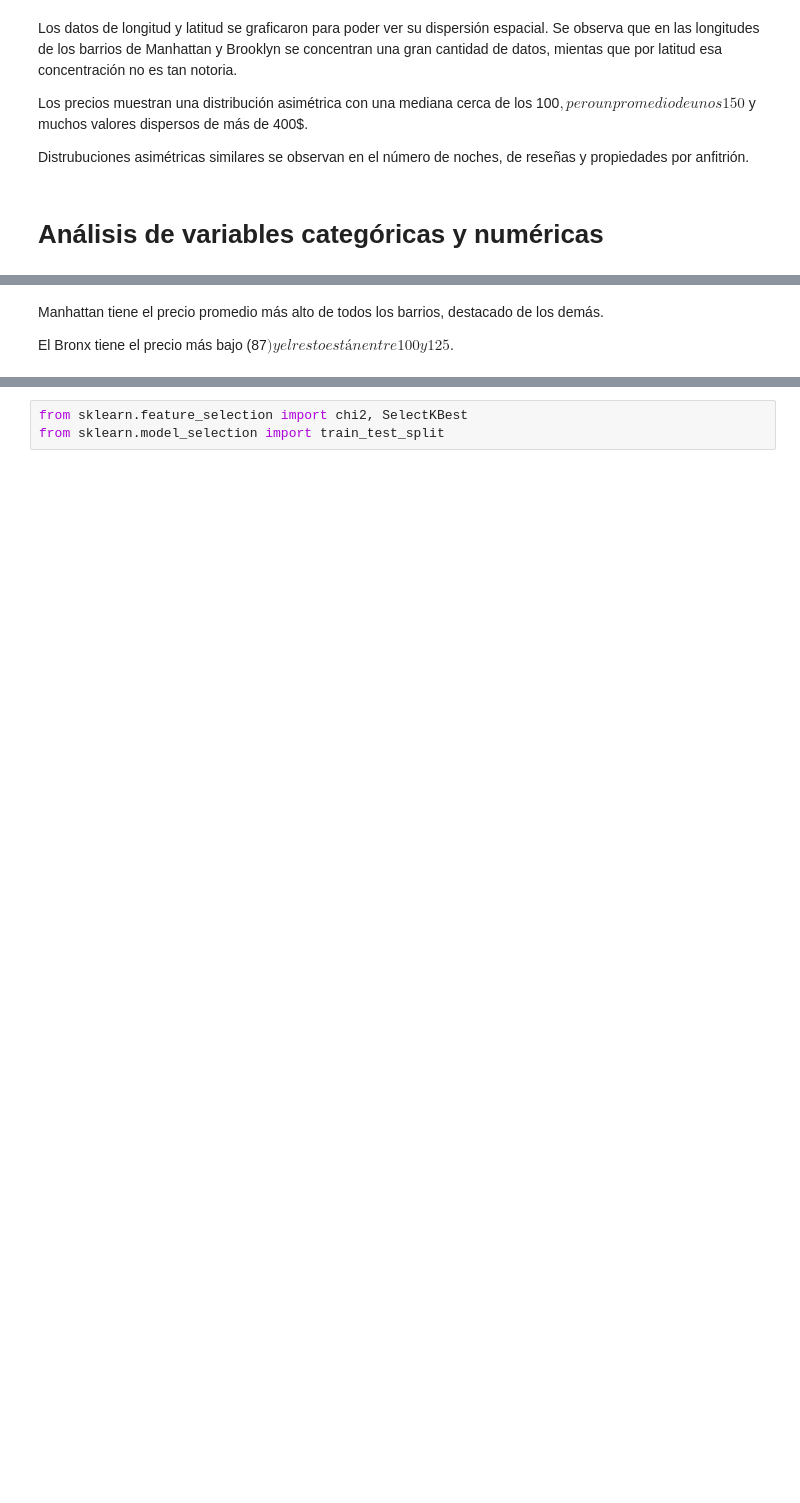
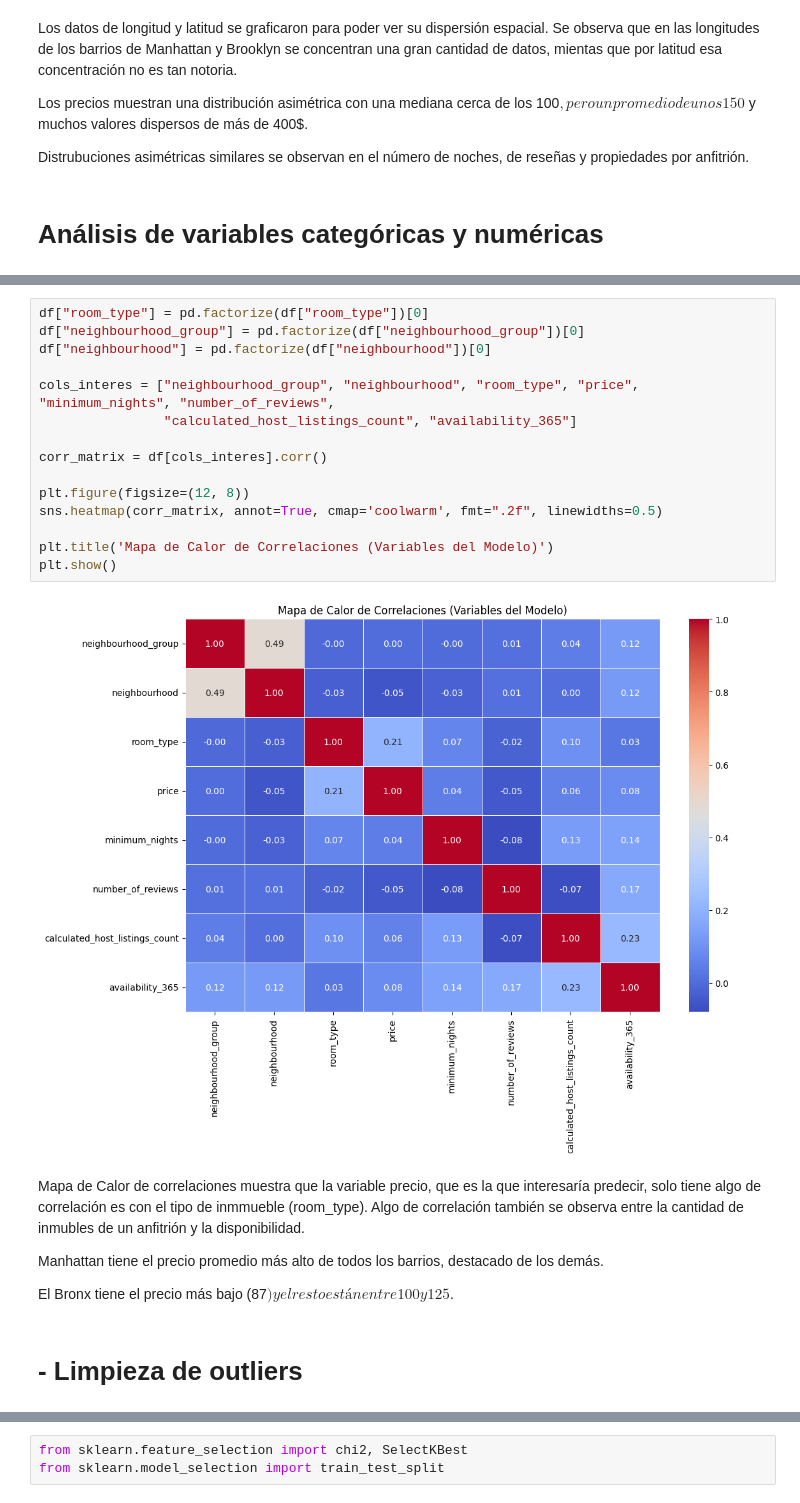
Before and after one commit to 4GeeksAcademy/IgnacioSabinoG-IntroML, a Jupyter notebook: src/00-eda-airbnb-ny.ipynb, the cells around one changed output, grey strips where cells are left out. Cells and saved outputs as stored; diff of their text form; blank space fills up the shorter version.

```diff
--- a/src/00-eda-airbnb-ny.ipynb
+++ b/src/00-eda-airbnb-ny.ipynb
@@ -296,6 +289,27 @@ precios
 | Queens | 5666 | 563867 | 99.517649 | 167.102155 |
 | Staten Island | 373 | 42825 | 114.812332 | 277.620403 |
+# %%
+df["room_type"] = pd.factorize(df["room_type"])[0]
+df["neighbourhood_group"] = pd.factorize(df["neighbourhood_group"])[0]
+df["neighbourhood"] = pd.factorize(df["neighbourhood"])[0]
+
+cols_interes = ["neighbourhood_group", "neighbourhood", "room_type", "price", "minimum_nights", "number_of_reviews",
+                "calculated_host_listings_count", "availability_365"]
+
+corr_matrix = df[cols_interes].corr()
+
+plt.figure(figsize=(12, 8))
+sns.heatmap(corr_matrix, annot=True, cmap='coolwarm', fmt=".2f", linewidths=0.5)
+
+plt.title('Mapa de Calor de Correlaciones (Variables del Modelo)')
+plt.show()
+# %% [output]
+[figure, added]
 # %% [markdown]
+Mapa de Calor de correlaciones muestra que la variable precio, que es la que interesaría predecir, solo tiene algo de correlación es con el tipo de inmmueble (room_type). Algo de correlación también se observa entre la cantidad de inmubles de un anfitrión y la disponibilidad.
+
 Manhattan tiene el precio promedio más alto de todos los barrios, destacado de los demás.
 
 El Bronx tiene el precio más bajo (87$) y el resto están entre 100 y 125$.
+# %% [markdown]
+# - Limpieza de outliers
```
Also changed, not shown: parts of 16 cells of this notebook, 2 other files.
